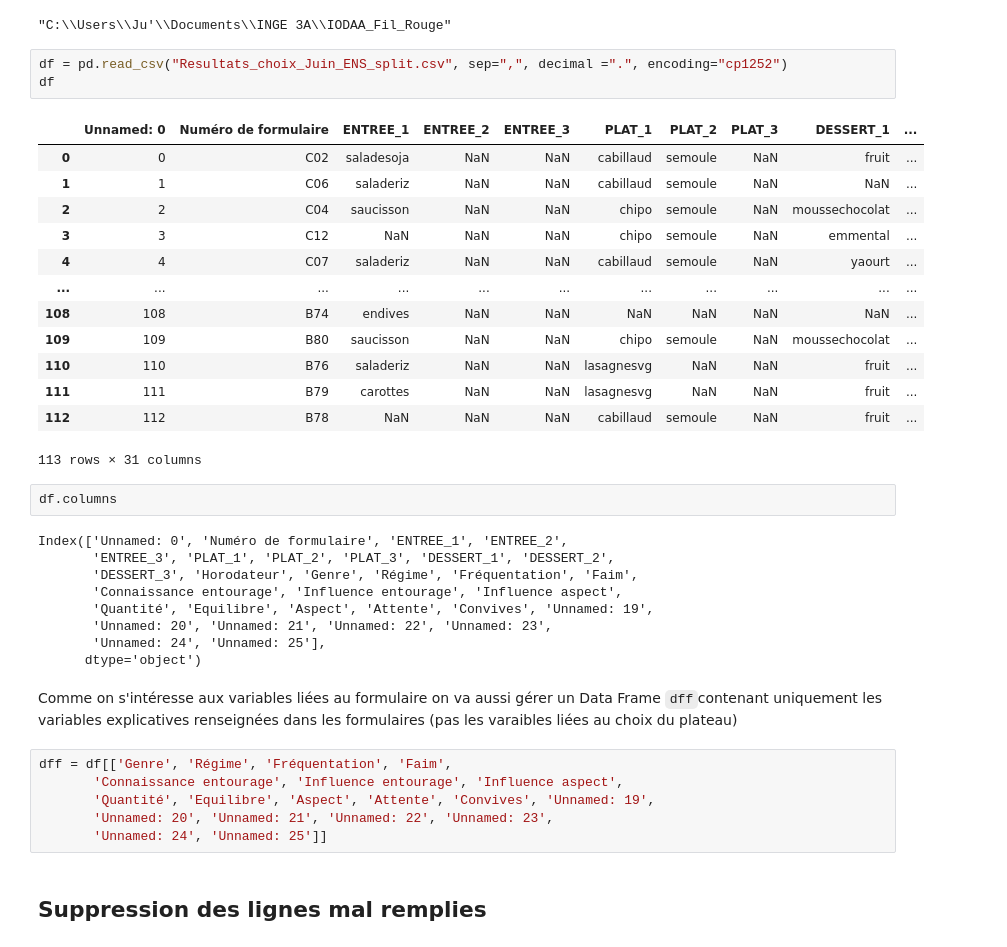
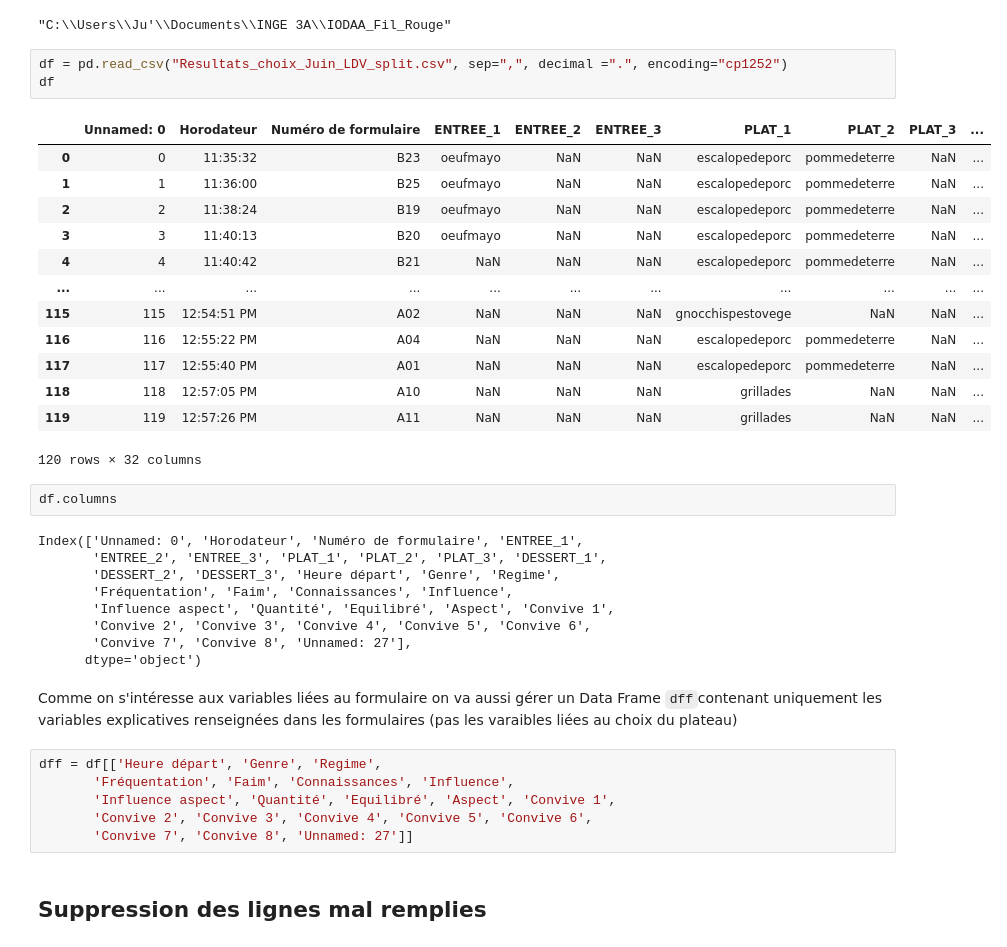
Before and after one commit to hippolyte456/Projet_MIChoCo, a Jupyter notebook: data_CROUS/data_processed/processing_Juin/3-Formatting_Formulaires_Juin.ipynb, the cells around one changed output. Drawn from its saved outputs; the diff is of its cells as text.

Commit message:
Processing data Juin (Lieu de vie et ENS)

```diff
--- a/data_CROUS/data_processed/processing_Juin/Formatting_Formulaires_Juin.ipynb
+++ b/data_CROUS/data_processed/processing_Juin/3-Formatting_Formulaires_Juin.ipynb
@@ -12,41 +12,41 @@ os.getcwd()
 # %% [output]
 "C:\\Users\\Ju'\\Documents\\INGE 3A\\IODAA_Fil_Rouge"
 # %%
-df = pd.read_csv("Resultats_choix_Juin_ENS_split.csv", sep=",", decimal =".", encoding="cp1252")
+df = pd.read_csv("Resultats_choix_Juin_LDV_split.csv", sep=",", decimal =".", encoding="cp1252")
 df
 # %% [output]
-|  | Unnamed: 0 | Numéro de formulaire | ENTREE_1 | ENTREE_2 | ENTREE_3 | PLAT_1 | PLAT_2 | PLAT_3 | DESSERT_1 | ... |
-| 0 | 0 | C02 | saladesoja | NaN | NaN | cabillaud | semoule | NaN | fruit | ... |
-| 1 | 1 | C06 | saladeriz | NaN | NaN | cabillaud | semoule | NaN | NaN | ... |
-| 2 | 2 | C04 | saucisson | NaN | NaN | chipo | semoule | NaN | moussechocolat | ... |
-| 3 | 3 | C12 | NaN | NaN | NaN | chipo | semoule | NaN | emmental | ... |
-| 4 | 4 | C07 | saladeriz | NaN | NaN | cabillaud | semoule | NaN | yaourt | ... |
+|  | Unnamed: 0 | Horodateur | Numéro de formulaire | ENTREE_1 | ENTREE_2 | ENTREE_3 | PLAT_1 | PLAT_2 | PLAT_3 | ... |
+| 0 | 0 | 11:35:32 | B23 | oeufmayo | NaN | NaN | escalopedeporc | pommedeterre | NaN | ... |
+| 1 | 1 | 11:36:00 | B25 | oeufmayo | NaN | NaN | escalopedeporc | pommedeterre | NaN | ... |
+| 2 | 2 | 11:38:24 | B19 | oeufmayo | NaN | NaN | escalopedeporc | pommedeterre | NaN | ... |
+| 3 | 3 | 11:40:13 | B20 | oeufmayo | NaN | NaN | escalopedeporc | pommedeterre | NaN | ... |
+| 4 | 4 | 11:40:42 | B21 | NaN | NaN | NaN | escalopedeporc | pommedeterre | NaN | ... |
 | ... | ... | ... | ... | ... | ... | ... | ... | ... | ... | ... |
-| 108 | 108 | B74 | endives | NaN | NaN | NaN | NaN | NaN | NaN | ... |
-| 109 | 109 | B80 | saucisson | NaN | NaN | chipo | semoule | NaN | moussechocolat | ... |
-| 110 | 110 | B76 | saladeriz | NaN | NaN | lasagnesvg | NaN | NaN | fruit | ... |
-| 111 | 111 | B79 | carottes | NaN | NaN | lasagnesvg | NaN | NaN | fruit | ... |
-| 112 | 112 | B78 | NaN | NaN | NaN | cabillaud | semoule | NaN | fruit | ... |
+| 115 | 115 | 12:54:51 PM | A02 | NaN | NaN | NaN | gnocchispestovege | NaN | NaN | ... |
+| 116 | 116 | 12:55:22 PM | A04 | NaN | NaN | NaN | escalopedeporc | pommedeterre | NaN | ... |
+| 117 | 117 | 12:55:40 PM | A01 | NaN | NaN | NaN | escalopedeporc | pommedeterre | NaN | ... |
+| 118 | 118 | 12:57:05 PM | A10 | NaN | NaN | NaN | grillades | NaN | NaN | ... |
+| 119 | 119 | 12:57:26 PM | A11 | NaN | NaN | NaN | grillades | NaN | NaN | ... |
-113 rows × 31 columns
+120 rows × 32 columns
 # %%
 df.columns
 # %% [output]
-Index(['Unnamed: 0', 'Numéro de formulaire', 'ENTREE_1', 'ENTREE_2',
-       'ENTREE_3', 'PLAT_1', 'PLAT_2', 'PLAT_3', 'DESSERT_1', 'DESSERT_2',
-       'DESSERT_3', 'Horodateur', 'Genre', 'Régime', 'Fréquentation', 'Faim',
-       'Connaissance entourage', 'Influence entourage', 'Influence aspect',
-       'Quantité', 'Equilibre', 'Aspect', 'Attente', 'Convives', 'Unnamed: 19',
-       'Unnamed: 20', 'Unnamed: 21', 'Unnamed: 22', 'Unnamed: 23',
-       'Unnamed: 24', 'Unnamed: 25'],
+Index(['Unnamed: 0', 'Horodateur', 'Numéro de formulaire', 'ENTREE_1',
+       'ENTREE_2', 'ENTREE_3', 'PLAT_1', 'PLAT_2', 'PLAT_3', 'DESSERT_1',
+       'DESSERT_2', 'DESSERT_3', 'Heure départ', 'Genre', 'Regime',
+       'Fréquentation', 'Faim', 'Connaissances', 'Influence',
+       'Influence aspect', 'Quantité', 'Equilibré', 'Aspect', 'Convive 1',
+       'Convive 2', 'Convive 3', 'Convive 4', 'Convive 5', 'Convive 6',
+       'Convive 7', 'Convive 8', 'Unnamed: 27'],
       dtype='object')
 # %% [markdown]
 Comme on s'intéresse aux variables liées au formulaire on va aussi gérer un Data Frame `dff`contenant uniquement les variables explicatives renseignées dans les formulaires (pas les varaibles liées au choix du plateau)
 # %%
-dff = df[['Genre', 'Régime', 'Fréquentation', 'Faim',
-       'Connaissance entourage', 'Influence entourage', 'Influence aspect',
-       'Quantité', 'Equilibre', 'Aspect', 'Attente', 'Convives', 'Unnamed: 19',
-       'Unnamed: 20', 'Unnamed: 21', 'Unnamed: 22', 'Unnamed: 23',
-       'Unnamed: 24', 'Unnamed: 25']]
+dff = df[['Heure départ', 'Genre', 'Regime',
+       'Fréquentation', 'Faim', 'Connaissances', 'Influence',
+       'Influence aspect', 'Quantité', 'Equilibré', 'Aspect', 'Convive 1',
+       'Convive 2', 'Convive 3', 'Convive 4', 'Convive 5', 'Convive 6',
+       'Convive 7', 'Convive 8', 'Unnamed: 27']]
 # %% [markdown]
 ## Suppression des lignes mal remplies
 # %% [markdown]
```
Also changed, not shown: parts of 26 cells of this notebook, 13 other files.
